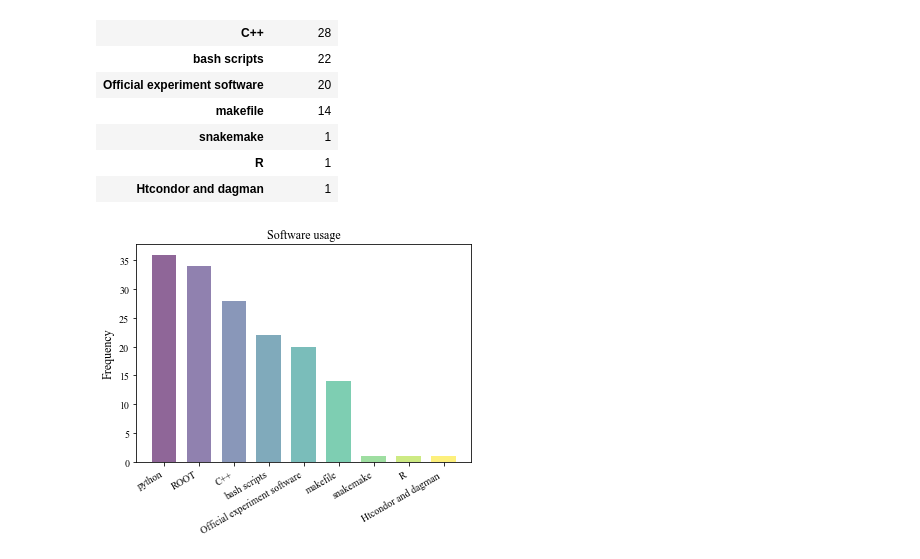
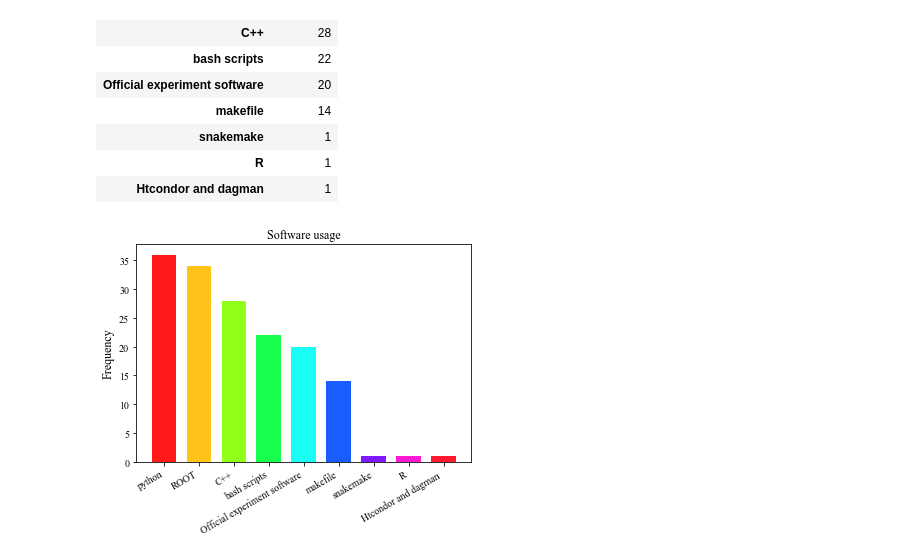
Before and after one commit to atrisovic/thesis-plots, a Jupyter notebook: thesis-plots.ipynb, the cells around one changed output. Cells and saved outputs as stored; diff of their text form; code cells hidden in the pictures.

```diff
--- a/thesis-plots.ipynb
+++ b/thesis-plots.ipynb
@@ -183,20 +196,20 @@ df2
 | R | 1 |
 | Htcondor and dagman | 1 |
 # %%
-col = plt.cm.viridis(np.linspace(0,1,len(df2)))
+col = plt.cm.hsv(np.linspace(0,1,len(df2)))
 bar_width = 0.7
 fig, ax = plt.subplots()
 ax.set_title("Software usage")
 ax.set_ylabel('Frequency', fontsize=fontsize)
 y_pos = np.arange(1, len(df2)+1)
-ax.bar(y_pos, tuple(df2['response']), bar_width, alpha=opacity, align='center', color=col)
+ax.bar(y_pos, tuple(df2['response']), bar_width, alpha=0.9, align='center', color=col)
 ax.set_xticks(y_pos)
 ax.set_xticklabels(tuple(df2.index))
 
 plt.setp(ax.get_xticklabels(), rotation=30, horizontalalignment='right')
 plt.show()
 
 fig.tight_layout()
 fig.savefig('software.pdf', dpi=100)
 # %% [output]
-[figure, old version]
+[figure, new version]
```
Also changed, not shown: parts of 3 cells of this notebook, 1 other file.
